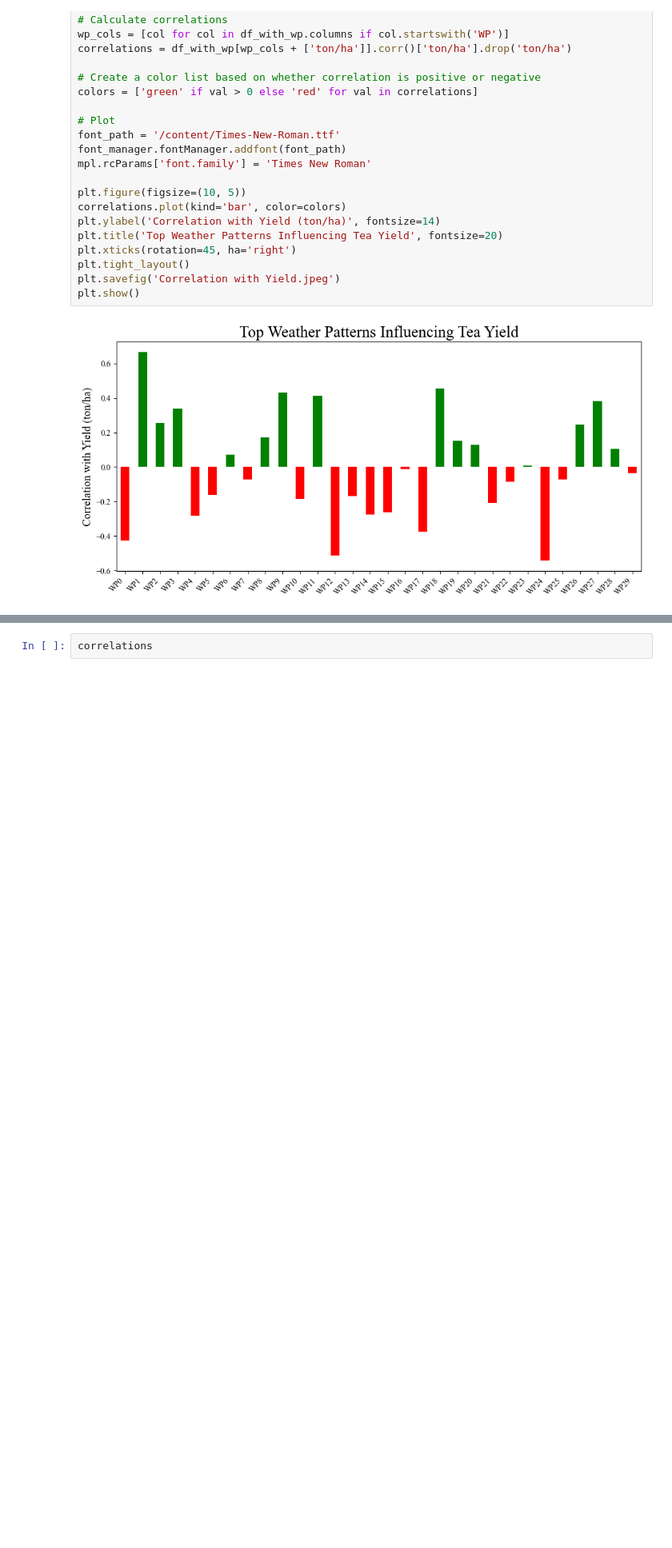
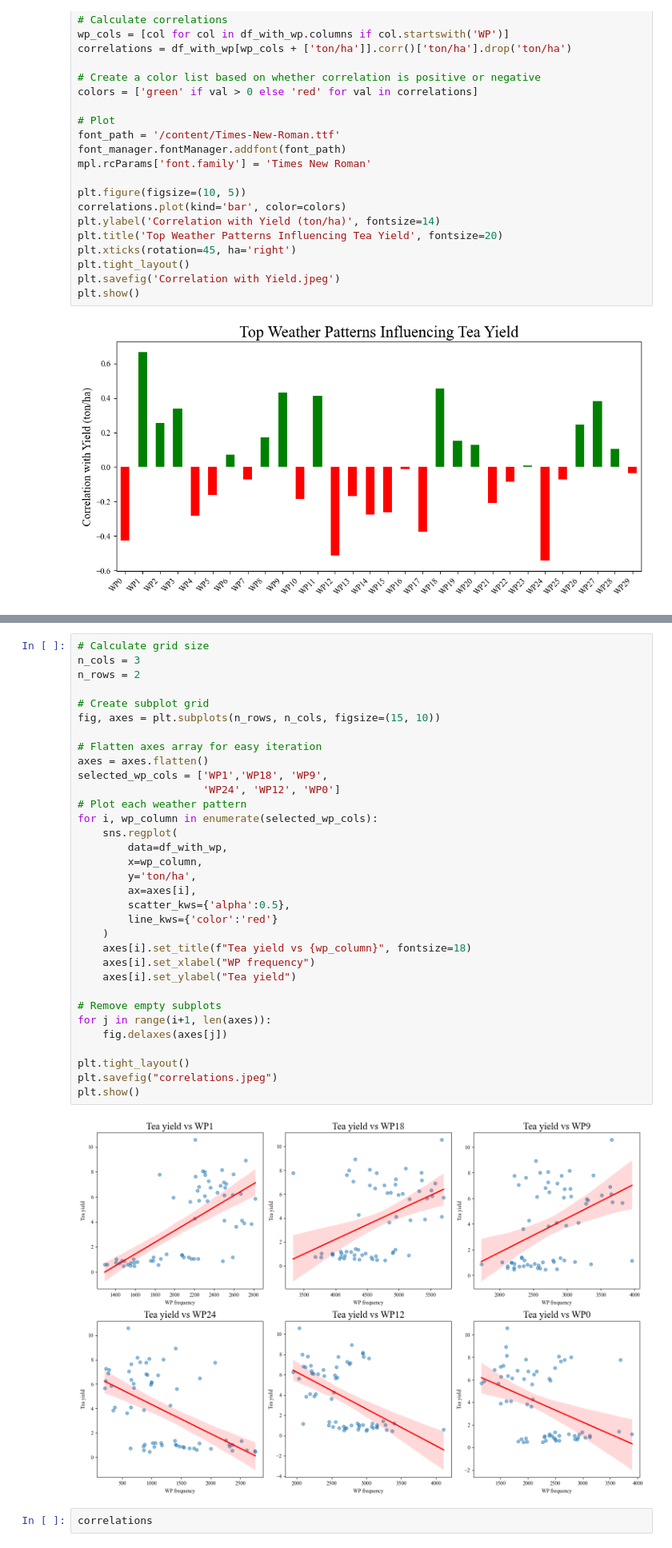
Before and after one commit to amirabbas-gash/impact-of-Weather-patterns-on-tea-yield-Analysis, a Jupyter notebook: Analysis.ipynb, the cells around one changed output, grey strips where cells are left out. Shown at 80% size. Saved outputs shown, nothing was run; the diff lists cells and outputs as text; blank space fills up the shorter version.

```diff
--- a/Analysis.ipynb
+++ b/Analysis.ipynb
@@ -194,3 +214,38 @@ plt.show()
+# %%
+# Calculate grid size
+n_cols = 3
+n_rows = 2
+
+# Create subplot grid
+fig, axes = plt.subplots(n_rows, n_cols, figsize=(15, 10))
+
+# Flatten axes array for easy iteration
+axes = axes.flatten()
+selected_wp_cols = ['WP1','WP18', 'WP9',
+                    'WP24', 'WP12', 'WP0']
+# Plot each weather pattern
+for i, wp_column in enumerate(selected_wp_cols):
+    sns.regplot(
+        data=df_with_wp,
+        x=wp_column,
+        y='ton/ha',
+        ax=axes[i],
+        scatter_kws={'alpha':0.5},
+        line_kws={'color':'red'}
+    )
+    axes[i].set_title(f"Tea yield vs {wp_column}", fontsize=18)
+    axes[i].set_xlabel("WP frequency")
+    axes[i].set_ylabel("Tea yield")
+
+# Remove empty subplots
+for j in range(i+1, len(axes)):
+    fig.delaxes(axes[j])
+
+plt.tight_layout()
+plt.savefig("correlations.jpeg")
+plt.show()
+# %% [output]
+[figure, added]
 # %%
 correlations
 # %% [output]
```
Also changed, not shown: parts of 1 cell of this notebook.
